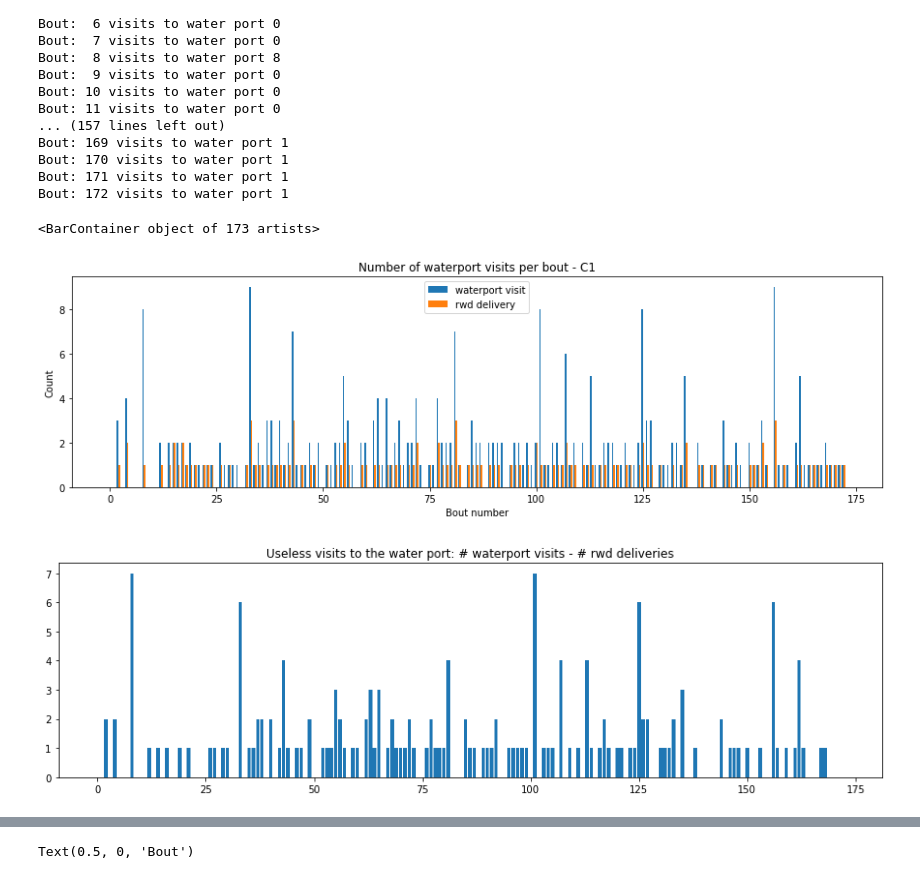
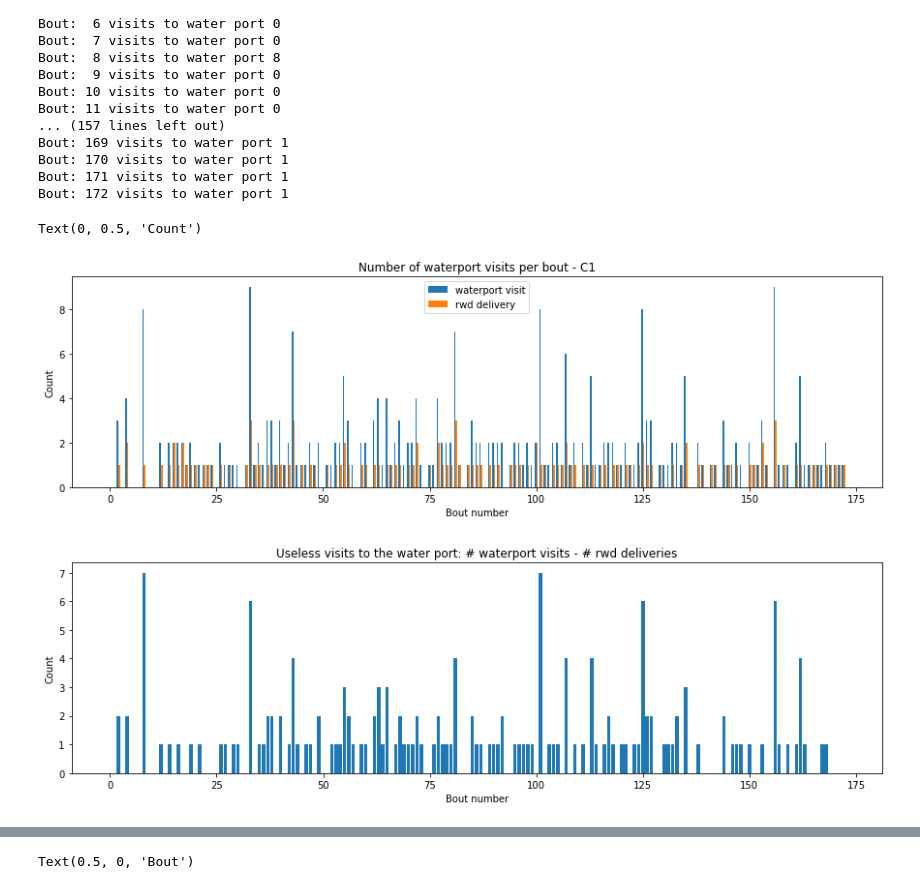
Before and after one commit to umeshksingla/MouseMazeHierRL, a Jupyter notebook: figure inter-(reward or path to water) intervals.ipynb, the cells around one changed output, grey strips where cells are left out. Drawn from its saved outputs; the diff is of its cells as text; code cells hidden in the pictures.

```diff
--- a/figure inter-(reward or path to water) intervals.ipynb
+++ b/figure inter-(reward or path to water) intervals.ipynb
@@ -127,24 +126,26 @@ Bout: 172 visits to water port 1
 # %%
 n_bouts = len(tf.no)
 
 waterport_visits = [sum(tf.no[bout][:,0]==rwd_node) for bout in range(n_bouts)]
 rwd_deliveries = [len(tf.re[bout]) for bout in range(n_bouts)]
 
 figure(figsize=(15,4))
 width = .35
 bar(arange(n_bouts)-width/2, waterport_visits, width, label='waterport visit')
 bar(arange(n_bouts)+width/2, rwd_deliveries, width, label='rwd delivery')
 xlabel('Bout number')
 ylabel('Count')
 # xlim(0,100)
 title('Number of waterport visits per bout - %s' % nickname)
 legend()
 
 useless_visits = array(waterport_visits)-(rwd_deliveries)
 figure(figsize=(15,4))
 title('Useless visits to the water port: # waterport visits - # rwd deliveries')
 bar(arange(n_bouts), useless_visits)
+xlabel('Bout number')
+ylabel('Count')
 # %% [output]
-<BarContainer object of 173 artists>
+Text(0, 0.5, 'Count')
 [figure]
-[figure, old version]
+[figure, new version]
```
Also changed, not shown: parts of 15 cells of this notebook.
